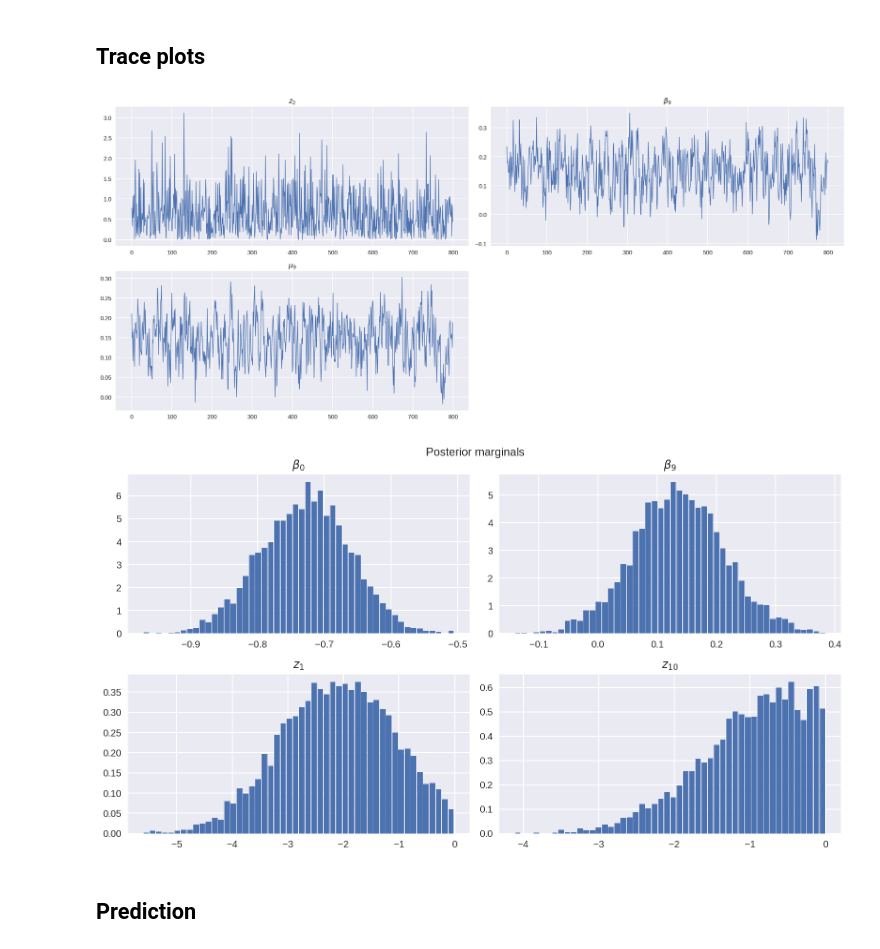
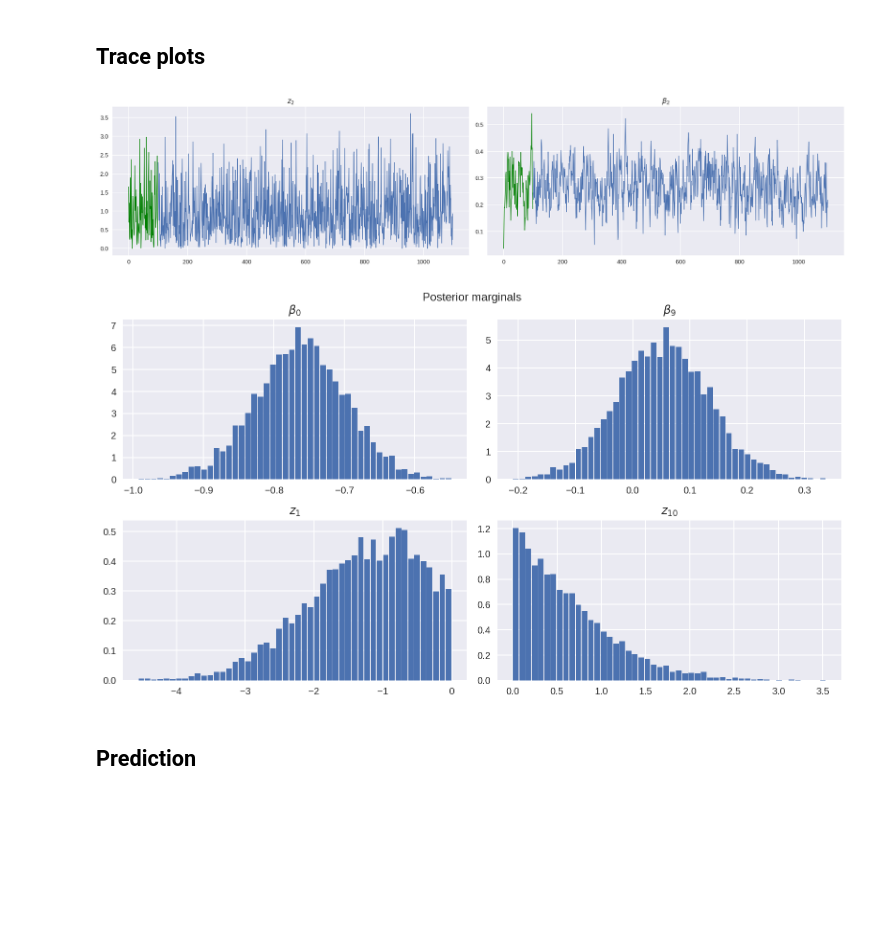
Before and after one commit to ManifoldFR/mva-graphicalmodels, a Jupyter notebook: homework3/hw3.ipynb, the cells around one changed output. Saved outputs shown, nothing was run; the diff lists cells and outputs as text; code cells hidden in the pictures; blank space fills up the shorter version.

```diff
--- a/homework3/hw3.ipynb
+++ b/homework3/hw3.ipynb
@@ -59,19 +62,4 @@ We start by wrapping the truncated Gaussian generator:
 # %%
-def sample_truncated_gaussian(mean: ndarray, y, size=None):
-    """
-    Sample a vector of truncated Gaussians z with means
-    mean[i] and in the support z[i]y[i] > 0.
-    """
-    dim = len(mean)
-    a = -mean
-    b = -mean
-    a[y < 0] = -np.inf
-    b[y > 0] = np.inf
-    if size is not None:
-        size = (size, dim)
-    z = truncnorm.rvs(a, b, loc=mean, size=size)
-    return z
-
 z_ = sample_truncated_gaussian(
     np.array([-.6, 3.]), y=np.array([-1, 1]), size=600000)
 z_.shape
@@ -163,4 +147,4 @@ X_train, X_test, y_train, y_test = train_test_split(X_df, y_df, test_size=.333)
 # %%
-sampler = GibbsSampler(
+gi_sampler = GibbsSampler(
     X_train.values, y_train.values,
-    tau=1, burn_in=1000)
+    tau=100, burn_in=100)
@@ -170,0 +153,4 @@ betas, z_s, mu_s = sampler.run_chain(num_its=6000)
+# %%
+start_time = time.time()
+betas_gi, zs_gi = gi_sampler.run_chain(num_its=5000 + gi_sampler.burn_in)
+print("Elapsed time: %.3f" % (time.time()-start_time))
@@ -173,26 +161,28 @@ betas, z_s, mu_s = sampler.run_chain(num_its=6000)
 # %%
 fig = plt.figure(figsize=(18, 8))
 
 nrows = 2
 ncols = 2
 
 plot_ops = dict(lw=1.0)
 
-t_max = 800
+t_max = 1000
 
 i = 2
 plt.subplot(nrows,ncols,1)
 plt.title("$z_{%d}$" % i)
-plt.plot(np.arange(t_max), z_s[:t_max, i], **plot_ops)
+plt.plot(np.arange(gi_sampler.burn_in),
+         np.asarray(gi_sampler.burn_zs)[:, i], c='g', **plot_ops)
+plt.plot(np.arange(gi_sampler.burn_in,gi_sampler.burn_in+t_max),
+         zs_gi[:t_max, i], **plot_ops)
 
 plt.subplot(nrows,ncols,2)
-plt.title("$\\beta_9$")
-plt.plot(np.arange(t_max), betas[:t_max, 9], **plot_ops);
-
-plt.subplot(nrows,ncols,3)
-plt.title("$\\mu_9$")
-plt.plot(np.arange(t_max), mu_s[:t_max, 9], **plot_ops);
+plt.title("$\\beta_{%d}$" % i)
+plt.plot(np.arange(gi_sampler.burn_in),
+         np.asarray(gi_sampler.burn_betas)[:, i], c='g', **plot_ops)
+plt.plot(np.arange(gi_sampler.burn_in,gi_sampler.burn_in+t_max),
+         betas_gi[:t_max, i], **plot_ops);
 
 fig.tight_layout()
 # %% [output]
-[figure, old version]
+[figure, new version]
@@ -210,26 +200,26 @@ hist_opts = dict(rwidth=.88, density=True)
 
 idx = 0
 plt.subplot(nrows,ncols,1)
-plt.hist(betas[burn_in:, idx], bins=n_bins, **hist_opts);
+plt.hist(betas_gi[:, idx], bins=n_bins, **hist_opts);
 plt.title("$\\beta_{%d}$" % idx)
 
 idx = 9
 plt.subplot(nrows,ncols,2)
-plt.hist(betas[burn_in:, idx], bins=n_bins, **hist_opts);
+plt.hist(betas_gi[:, idx], bins=n_bins, **hist_opts);
 plt.title("$\\beta_{%d}$" % idx)
 
 idx = 1
 plt.subplot(nrows,ncols,3)
-plt.hist(z_s[burn_in:, idx], bins=n_bins, **hist_opts);
+plt.hist(zs_gi[:, idx], bins=n_bins, **hist_opts);
 plt.title("$z_{%d}$" % idx)
 
 idx = 10
 plt.subplot(nrows,ncols,4)
-plt.hist(z_s[burn_in:, idx], bins=n_bins, **hist_opts);
+plt.hist(zs_gi[:, idx], bins=n_bins, **hist_opts);
 plt.title("$z_{%d}$" % idx)
 
 fig.tight_layout()
 fig.suptitle("Posterior marginals", y=1.);
 # %% [output]
-[figure, old version]
+[figure, new version]
 # %%
```
Also changed, not shown: parts of 44 cells of this notebook, 9 other files.
